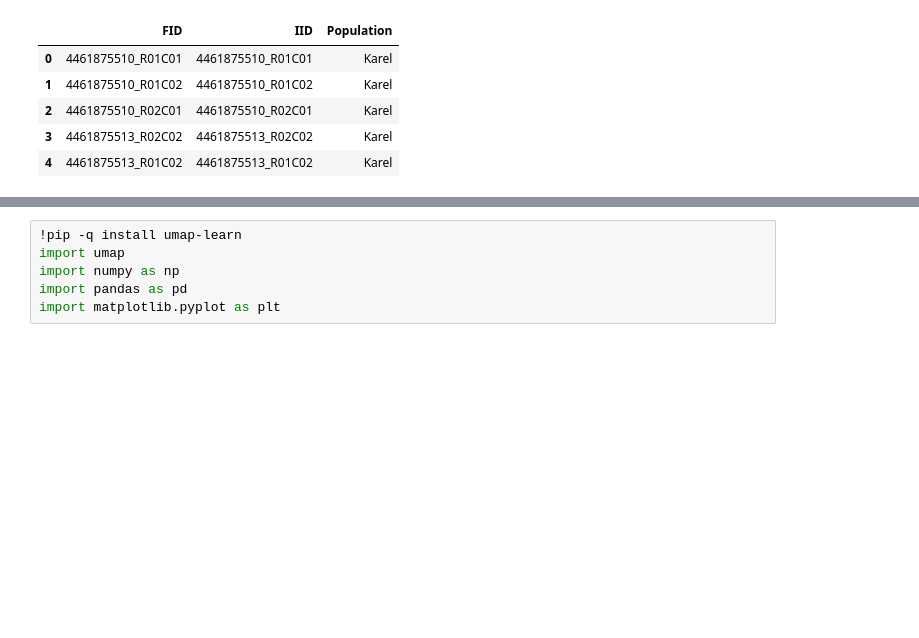
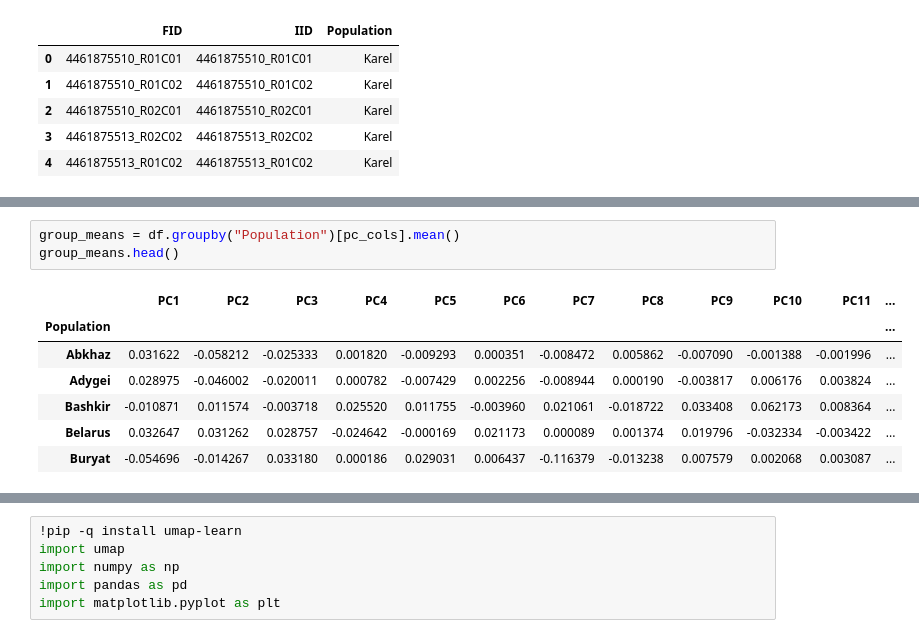
Before and after one commit to AnnyNny/population_classification, a Jupyter notebook: Russian_population_ML.ipynb, the cells around one changed output, grey strips where cells are left out. Drawn from its saved outputs; the diff is of its cells as text; blank space fills up the shorter version.

```diff
--- a/Russian_population_ML.ipynb
+++ b/Russian_population_ML.ipynb
@@ -610,0 +160,11 @@ plt.show()
+# %%
+group_means = df.groupby("Population")[pc_cols].mean()
+group_means.head()
+# %% [output]
+|  | PC1 | PC2 | PC3 | PC4 | PC5 | PC6 | PC7 | PC8 | PC9 | PC10 | PC11 | ... |
+| Population |  |  |  |  |  |  |  |  |  |  |  | ... |
+| Abkhaz | 0.031622 | -0.058212 | -0.025333 | 0.001820 | -0.009293 | 0.000351 | -0.008472 | 0.005862 | -0.007090 | -0.001388 | -0.001996 | ... |
+| Adygei | 0.028975 | -0.046002 | -0.020011 | 0.000782 | -0.007429 | 0.002256 | -0.008944 | 0.000190 | -0.003817 | 0.006176 | 0.003824 | ... |
+| Bashkir | -0.010871 | 0.011574 | -0.003718 | 0.025520 | 0.011755 | -0.003960 | 0.021061 | -0.018722 | 0.033408 | 0.062173 | 0.008364 | ... |
+| Belarus | 0.032647 | 0.031262 | 0.028757 | -0.024642 | -0.000169 | 0.021173 | 0.000089 | 0.001374 | 0.019796 | -0.032334 | -0.003422 | ... |
+| Buryat | -0.054696 | -0.014267 | 0.033180 | 0.000186 | 0.029031 | 0.006437 | -0.116379 | -0.013238 | 0.007579 | 0.002068 | 0.003087 | ... |
```
Also changed, not shown: parts of 64 cells of this notebook.
